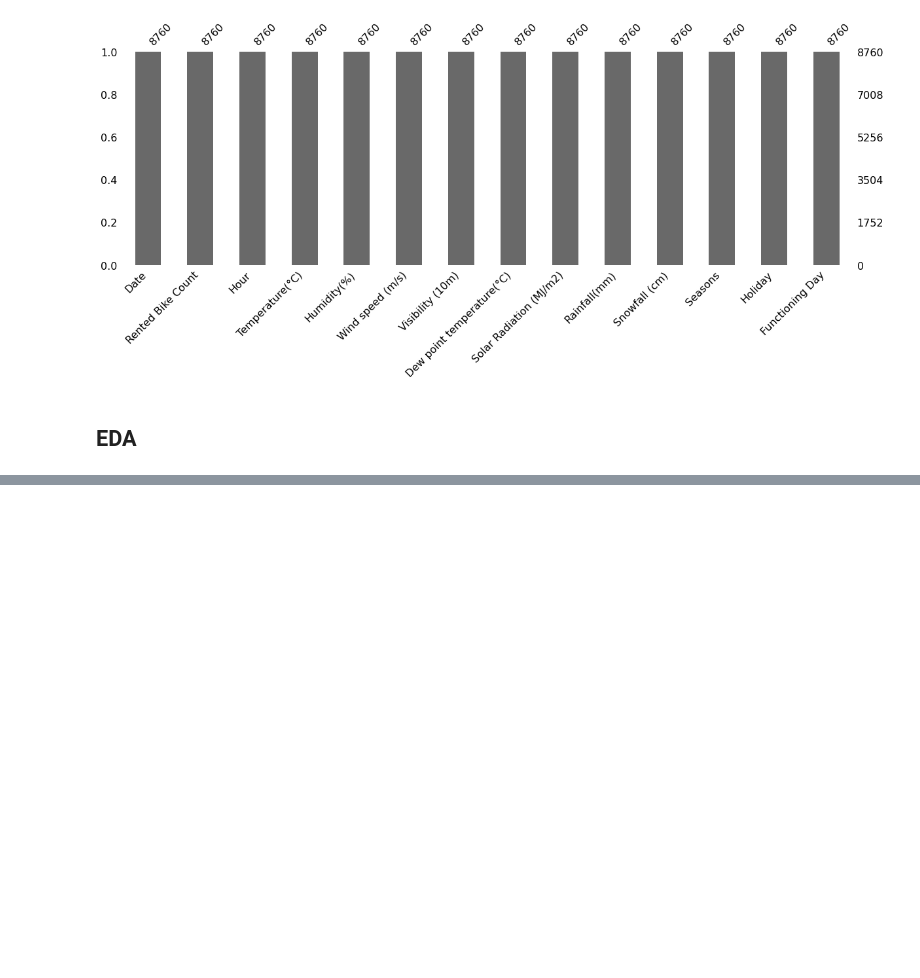
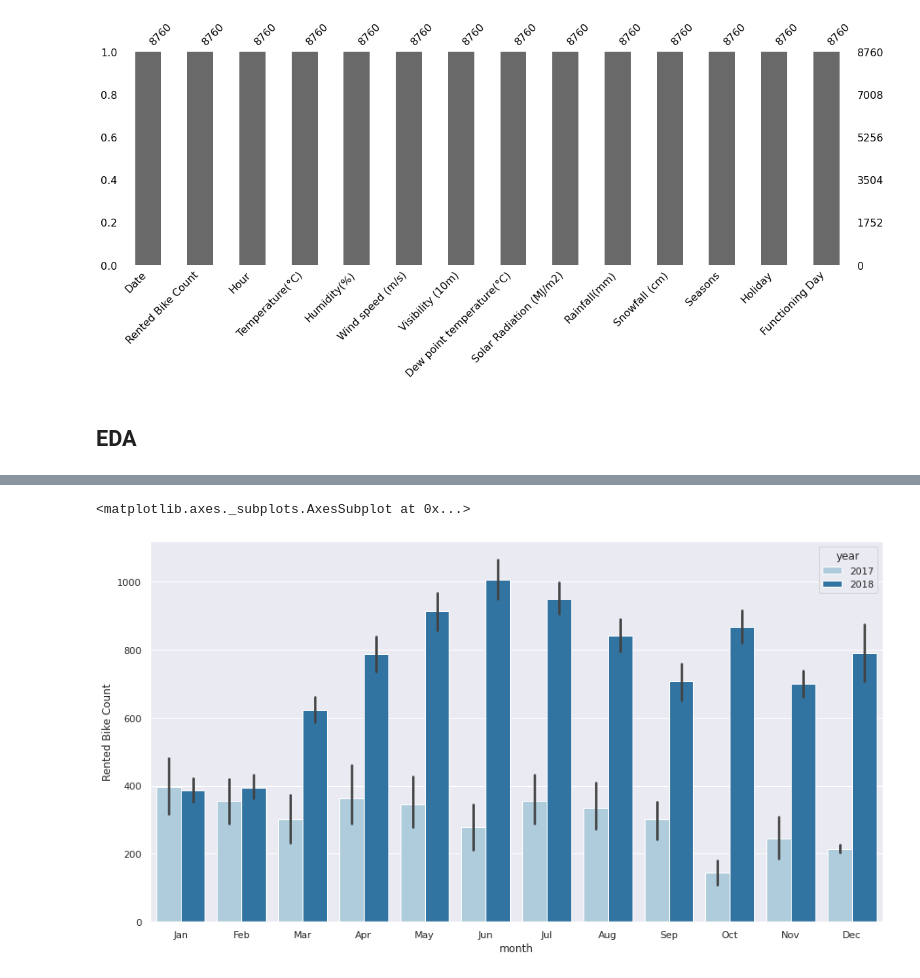
Before and after one commit to KirteshVerma/Bike-Sharing-Demand, a Jupyter notebook: Kirtesh_Bike_Sharing_Demand_Prediction_Capstone_Project.ipynb, the cells around one changed output, grey strips where cells are left out. Saved outputs shown, nothing was run; the diff lists cells and outputs as text; code cells hidden in the pictures; blank space fills up the shorter version.

```diff
--- a/Kirtesh_Bike_Sharing_Demand_Prediction_Capstone_Project.ipynb
+++ b/Kirtesh_Bike_Sharing_Demand_Prediction_Capstone_Project.ipynb
@@ -137,0 +151,6 @@ df['DayOfWeek'].replace([0,1,2,3,4,5,6],['mon','tues','wed','thurs','fri','sat',
+# %%
+plt.figure(figsize=(15,8))
+sns.barplot('month','Rented Bike Count',hue='year',data=df, palette='Paired')
+# %% [output]
+<matplotlib.axes._subplots.AxesSubplot at 0x...>
+[figure, added]
```
Also changed, not shown: parts of 10 cells of this notebook.
